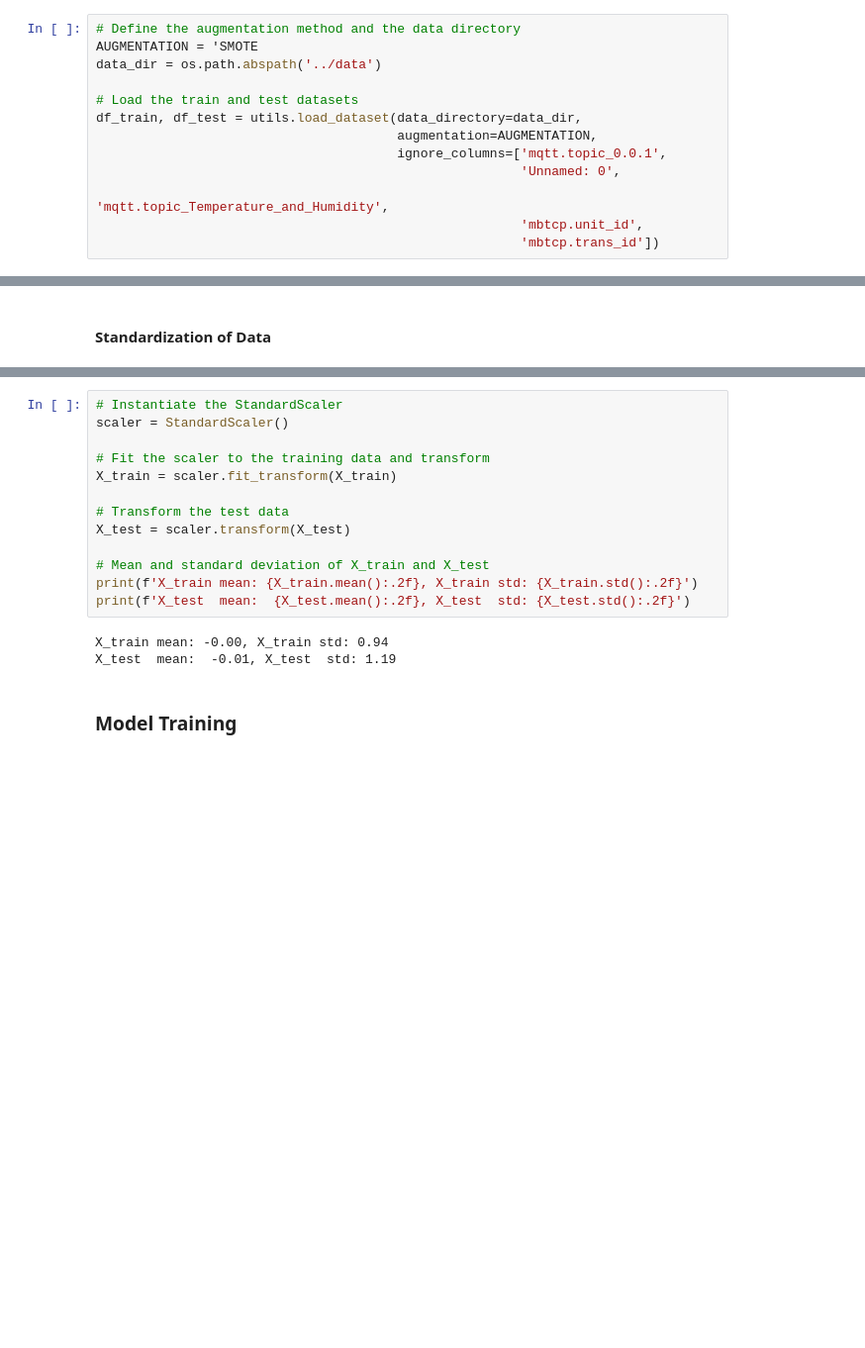
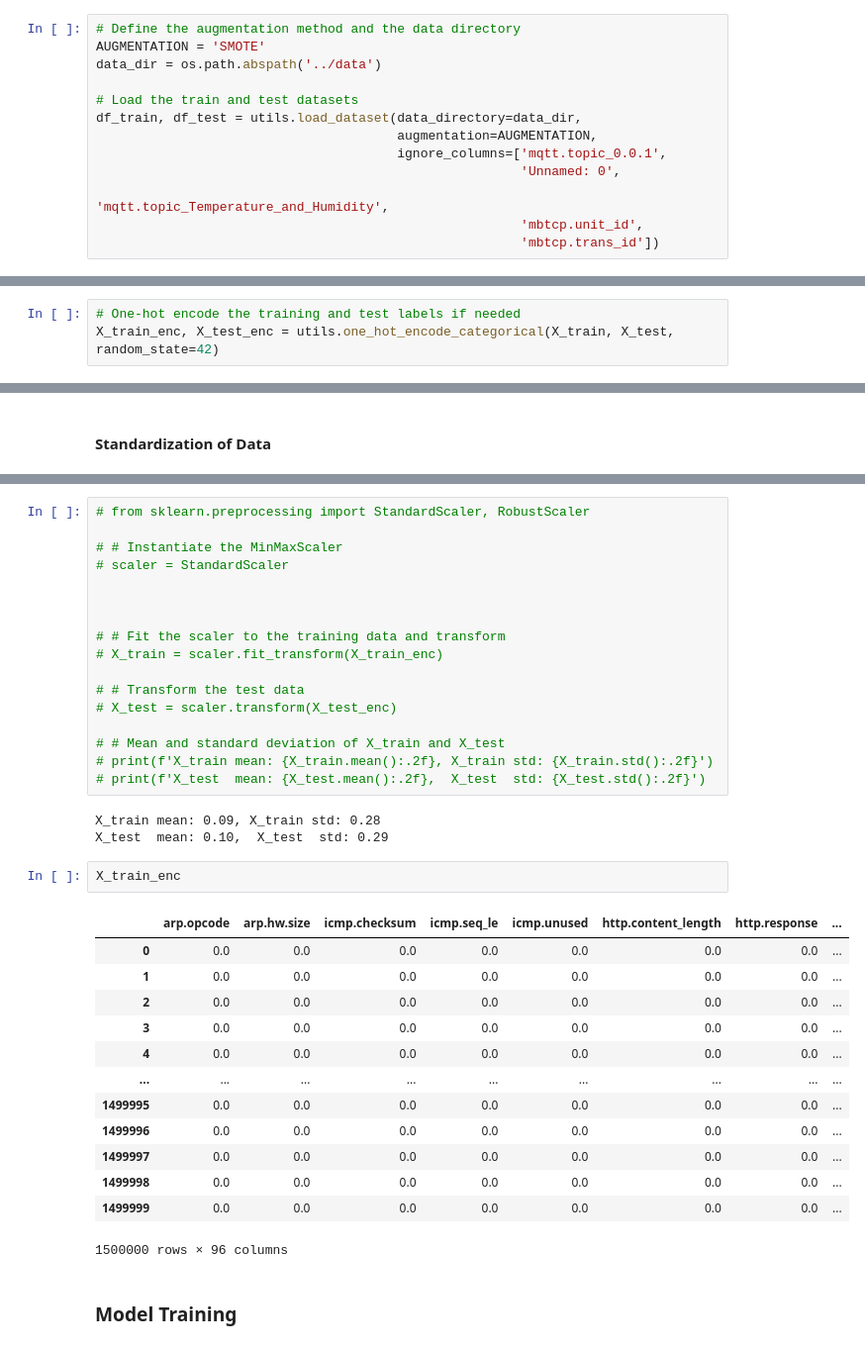
Before and after one commit to Tiago1Ribeiro/tabular_data_augmentation, a Jupyter notebook: notebooks/3_neural_net_evaluation.ipynb, the cells around one changed output, grey strips where cells are left out. Shown: that part at 99% size. Cells and saved outputs as stored; diff of their text form; blank space fills up the shorter version.

```diff
--- a/notebooks/3_neural_net_evaluation.ipynb
+++ b/notebooks/3_neural_net_evaluation.ipynb
@@ -45,7 +46,7 @@ NVIDIA GeForce RTX 4060 Laptop GPU with 33.3 GB available RAM.
 ### Load Data
 # %%
 # Define the augmentation method and the data directory
-AUGMENTATION = 'SMOTE
+AUGMENTATION = 'SMOTE'
 data_dir = os.path.abspath('../data')
 
 # Load the train and test datasets
@@ -207,0 +124,3 @@ X_train shape: (536515, 83), X_test shape: (381934, 83)
+# %%
+# One-hot encode the training and test labels if needed
+X_train_enc, X_test_enc = utils.one_hot_encode_categorical(X_train, X_test, random_state=42)
@@ -276,19 +187,39 @@ y_test = tf.keras.utils.to_categorical(y_test)
 # %%
-# Instantiate the StandardScaler
-scaler = StandardScaler()
+# from sklearn.preprocessing import StandardScaler, RobustScaler
 
-# Fit the scaler to the training data and transform
-X_train = scaler.fit_transform(X_train)
+# # Instantiate the MinMaxScaler
+# scaler = StandardScaler
 
-# Transform the test data
-X_test = scaler.transform(X_test)
 
-# Mean and standard deviation of X_train and X_test
-print(f'X_train mean: {X_train.mean():.2f}, X_train std: {X_train.std():.2f}')
-print(f'X_test  mean:  {X_test.mean():.2f}, X_test  std: {X_test.std():.2f}')
+
+# # Fit the scaler to the training data and transform
+# X_train = scaler.fit_transform(X_train_enc)
+
+# # Transform the test data
+# X_test = scaler.transform(X_test_enc)
+
+# # Mean and standard deviation of X_train and X_test
+# print(f'X_train mean: {X_train.mean():.2f}, X_train std: {X_train.std():.2f}')
+# print(f'X_test  mean: {X_test.mean():.2f},  X_test  std: {X_test.std():.2f}')
 # %% [output]
-X_train mean: -0.00, X_train std: 0.94
-X_test  mean:  -0.01, X_test  std: 1.19
+X_train mean: 0.09, X_train std: 0.28
+X_test  mean: 0.10,  X_test  std: 0.29
+# %%
+X_train_enc
+# %% [output]
+|  | arp.opcode | arp.hw.size | icmp.checksum | icmp.seq_le | icmp.unused | http.content_length | http.response | ... |
+| 0 | 0.0 | 0.0 | 0.0 | 0.0 | 0.0 | 0.0 | 0.0 | ... |
+| 1 | 0.0 | 0.0 | 0.0 | 0.0 | 0.0 | 0.0 | 0.0 | ... |
+| 2 | 0.0 | 0.0 | 0.0 | 0.0 | 0.0 | 0.0 | 0.0 | ... |
+| 3 | 0.0 | 0.0 | 0.0 | 0.0 | 0.0 | 0.0 | 0.0 | ... |
+| 4 | 0.0 | 0.0 | 0.0 | 0.0 | 0.0 | 0.0 | 0.0 | ... |
+| ... | ... | ... | ... | ... | ... | ... | ... | ... |
+| 1499995 | 0.0 | 0.0 | 0.0 | 0.0 | 0.0 | 0.0 | 0.0 | ... |
+| 1499996 | 0.0 | 0.0 | 0.0 | 0.0 | 0.0 | 0.0 | 0.0 | ... |
+| 1499997 | 0.0 | 0.0 | 0.0 | 0.0 | 0.0 | 0.0 | 0.0 | ... |
+| 1499998 | 0.0 | 0.0 | 0.0 | 0.0 | 0.0 | 0.0 | 0.0 | ... |
+| 1499999 | 0.0 | 0.0 | 0.0 | 0.0 | 0.0 | 0.0 | 0.0 | ... |
+1500000 rows × 96 columns
 # %% [markdown]
 ### Model Training
 # %%
```
Also changed, not shown: parts of 19 cells of this notebook, 1 other file.
